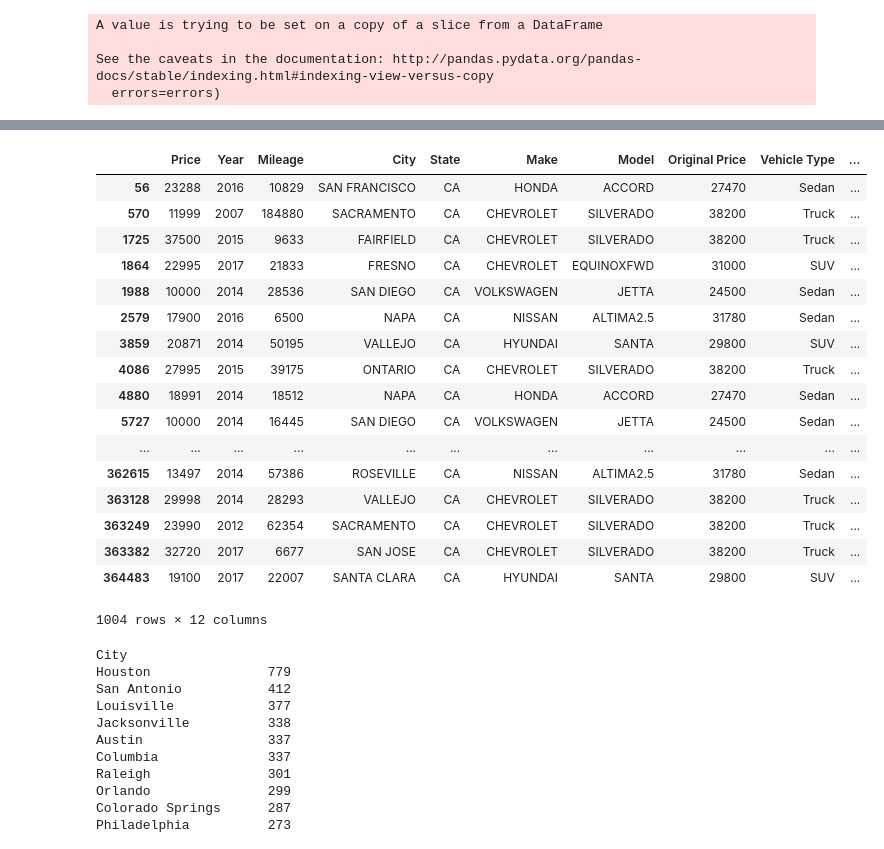
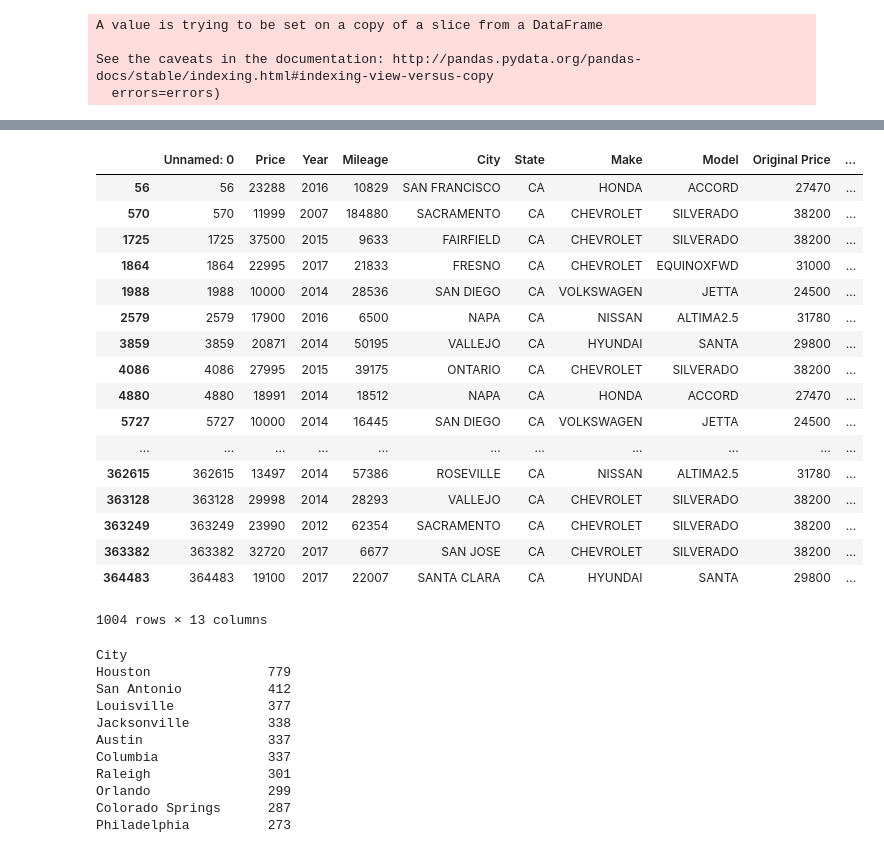
Before and after one commit to ZhuoShan/INFO370FinalProject, a Jupyter notebook: plot.ipynb, the cells around one changed output, grey strips where cells are left out. Saved outputs shown, nothing was run; the diff lists cells and outputs as text; code cells hidden in the pictures.

```diff
--- a/plot.ipynb
+++ b/plot.ipynb
@@ -216,25 +262,25 @@ CAUsedCar
 # %%
-CAUsedCarFinal = CAUsedCar[CAUsedCar['Gdp'] > 0]
-CAUsedCarFinal
+#CAUsedCarFinal = CAUsedCar[CAUsedCar['Gdp'] > 0]
+#CAUsedCarFinal
 # %% [output]
-|  | Price | Year | Mileage | City | State | Make | Model | Original Price | Vehicle Type | ... |
-| 56 | 23288 | 2016 | 10829 | SAN FRANCISCO | CA | HONDA | ACCORD | 27470 | Sedan | ... |
-| 570 | 11999 | 2007 | 184880 | SACRAMENTO | CA | CHEVROLET | SILVERADO | 38200 | Truck | ... |
-| 1725 | 37500 | 2015 | 9633 | FAIRFIELD | CA | CHEVROLET | SILVERADO | 38200 | Truck | ... |
-| 1864 | 22995 | 2017 | 21833 | FRESNO | CA | CHEVROLET | EQUINOXFWD | 31000 | SUV | ... |
-| 1988 | 10000 | 2014 | 28536 | SAN DIEGO | CA | VOLKSWAGEN | JETTA | 24500 | Sedan | ... |
-| 2579 | 17900 | 2016 | 6500 | NAPA | CA | NISSAN | ALTIMA2.5 | 31780 | Sedan | ... |
-| 3859 | 20871 | 2014 | 50195 | VALLEJO | CA | HYUNDAI | SANTA | 29800 | SUV | ... |
-| 4086 | 27995 | 2015 | 39175 | ONTARIO | CA | CHEVROLET | SILVERADO | 38200 | Truck | ... |
-| 4880 | 18991 | 2014 | 18512 | NAPA | CA | HONDA | ACCORD | 27470 | Sedan | ... |
-| 5727 | 10000 | 2014 | 16445 | SAN DIEGO | CA | VOLKSWAGEN | JETTA | 24500 | Sedan | ... |
+|  | Unnamed: 0 | Price | Year | Mileage | City | State | Make | Model | Original Price | ... |
+| 56 | 56 | 23288 | 2016 | 10829 | SAN FRANCISCO | CA | HONDA | ACCORD | 27470 | ... |
+| 570 | 570 | 11999 | 2007 | 184880 | SACRAMENTO | CA | CHEVROLET | SILVERADO | 38200 | ... |
+| 1725 | 1725 | 37500 | 2015 | 9633 | FAIRFIELD | CA | CHEVROLET | SILVERADO | 38200 | ... |
+| 1864 | 1864 | 22995 | 2017 | 21833 | FRESNO | CA | CHEVROLET | EQUINOXFWD | 31000 | ... |
+| 1988 | 1988 | 10000 | 2014 | 28536 | SAN DIEGO | CA | VOLKSWAGEN | JETTA | 24500 | ... |
+| 2579 | 2579 | 17900 | 2016 | 6500 | NAPA | CA | NISSAN | ALTIMA2.5 | 31780 | ... |
+| 3859 | 3859 | 20871 | 2014 | 50195 | VALLEJO | CA | HYUNDAI | SANTA | 29800 | ... |
+| 4086 | 4086 | 27995 | 2015 | 39175 | ONTARIO | CA | CHEVROLET | SILVERADO | 38200 | ... |
+| 4880 | 4880 | 18991 | 2014 | 18512 | NAPA | CA | HONDA | ACCORD | 27470 | ... |
+| 5727 | 5727 | 10000 | 2014 | 16445 | SAN DIEGO | CA | VOLKSWAGEN | JETTA | 24500 | ... |
 | ... | ... | ... | ... | ... | ... | ... | ... | ... | ... | ... |
-| 362615 | 13497 | 2014 | 57386 | ROSEVILLE | CA | NISSAN | ALTIMA2.5 | 31780 | Sedan | ... |
-| 363128 | 29998 | 2014 | 28293 | VALLEJO | CA | CHEVROLET | SILVERADO | 38200 | Truck | ... |
-| 363249 | 23990 | 2012 | 62354 | SACRAMENTO | CA | CHEVROLET | SILVERADO | 38200 | Truck | ... |
-| 363382 | 32720 | 2017 | 6677 | SAN JOSE | CA | CHEVROLET | SILVERADO | 38200 | Truck | ... |
-| 364483 | 19100 | 2017 | 22007 | SANTA CLARA | CA | HYUNDAI | SANTA | 29800 | SUV | ... |
+| 362615 | 362615 | 13497 | 2014 | 57386 | ROSEVILLE | CA | NISSAN | ALTIMA2.5 | 31780 | ... |
+| 363128 | 363128 | 29998 | 2014 | 28293 | VALLEJO | CA | CHEVROLET | SILVERADO | 38200 | ... |
+| 363249 | 363249 | 23990 | 2012 | 62354 | SACRAMENTO | CA | CHEVROLET | SILVERADO | 38200 | ... |
+| 363382 | 363382 | 32720 | 2017 | 6677 | SAN JOSE | CA | CHEVROLET | SILVERADO | 38200 | ... |
+| 364483 | 364483 | 19100 | 2017 | 22007 | SANTA CLARA | CA | HYUNDAI | SANTA | 29800 | ... |
-1004 rows × 12 columns
+1004 rows × 13 columns
 # %%
 used_car_copy.groupby(['City']).size().sort_values(ascending=False)
 # %% [output]
```
Also changed, not shown: parts of 18 cells of this notebook.
